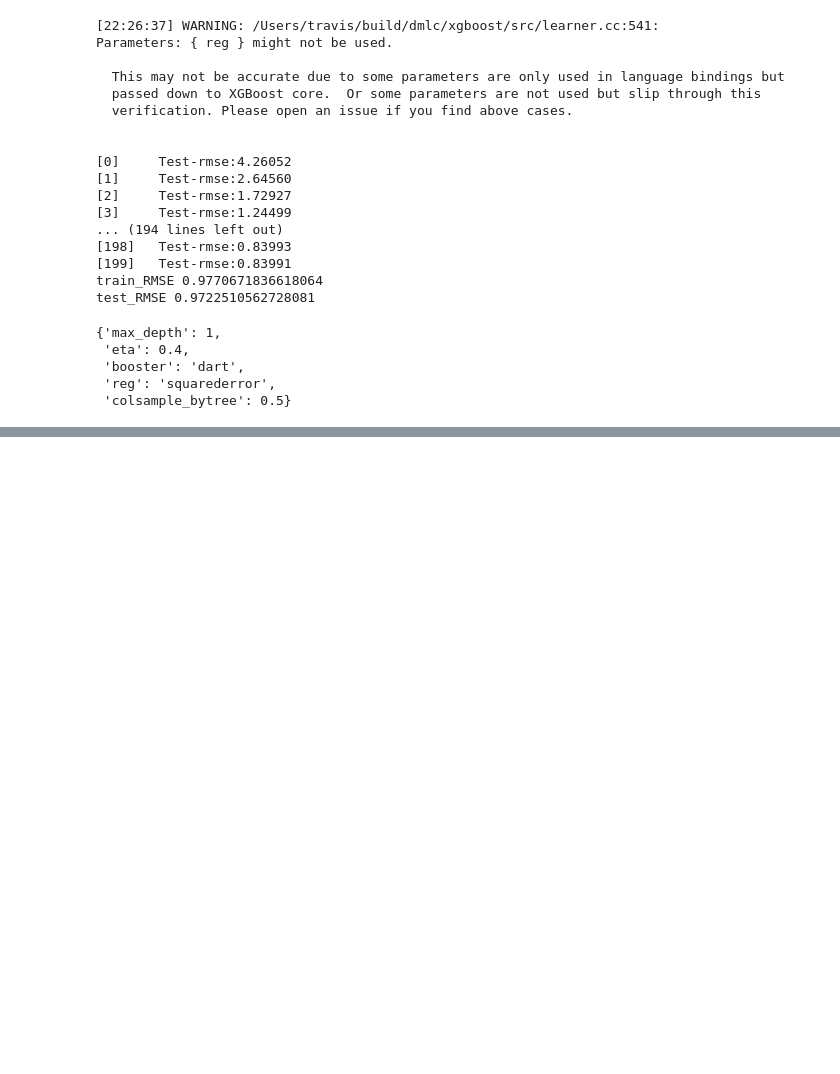
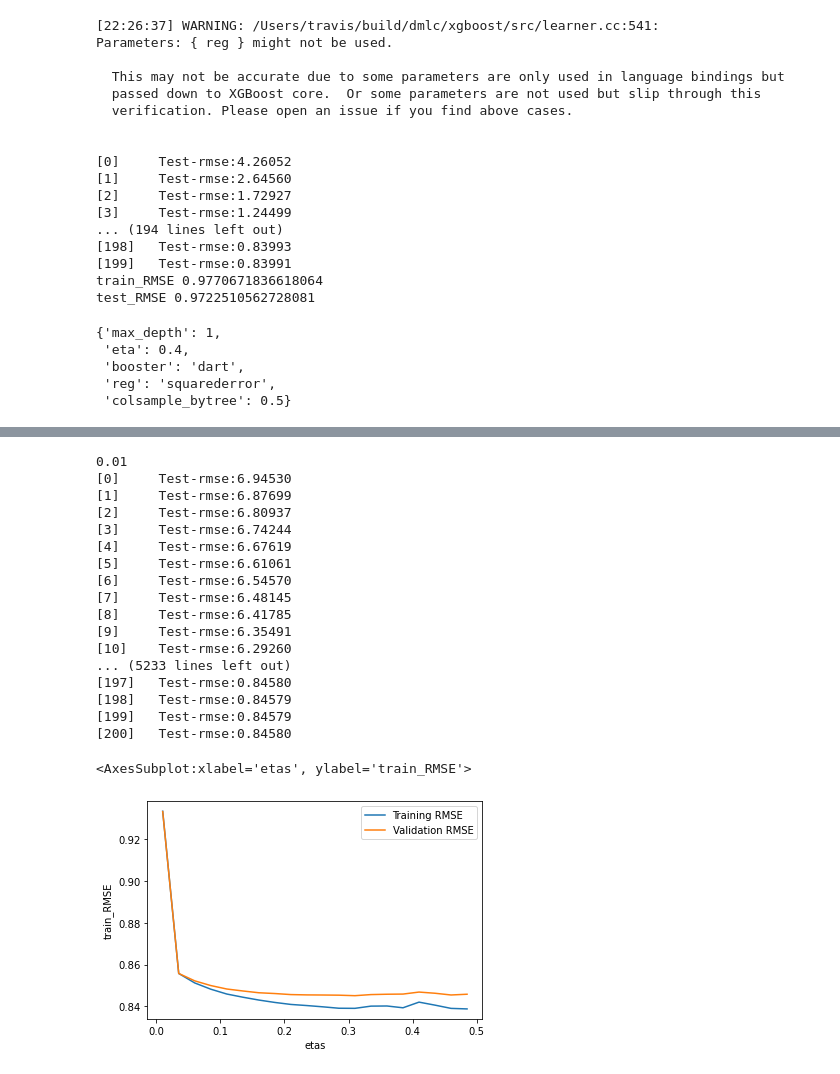
Before and after one commit to JonasSchroeder/Kaggel-Tabular-Playground-Series-2021, a Jupyter notebook: Feb 2021/Kaggle TPS 2021 - February.ipynb, the cells around one changed output, grey strips where cells are left out. Cells and saved outputs as stored; diff of their text form; code cells hidden in the pictures; blank space fills up the shorter version.

```diff
--- a/Feb 2021/Kaggle TPS 2021 - February.ipynb
+++ b/Feb 2021/Kaggle TPS 2021 - February.ipynb
@@ -2849,0 +3039,64 @@ params
+# %%
+import pandas as pd
+import numpy as np
+from sklearn.metrics import mean_squared_error
+
+num_boost_round = 200
+
+params = {
+    'eval_metric':'rmse',
+    'objective':'reg:squarederror',
+    'max_depth': 2
+}
+
+num_boost_round = 300
+
+# etas
+scores = pd.DataFrame(columns=["etas", "train_RMSE", "test_RMSE"])
+etas = np.arange(0.01, 0.5, 0.025)
+
+i = 0
+
+# train the model
+for eta in etas:
+
+    print(eta)
+    scores.at[i,"etas"] = eta
+    params["eta"] = eta
+
+    model = xgb.train(
+        params,
+        dtrain,
+        num_boost_round=num_boost_round,
+        evals=[(dtest, "Test")],
+        early_stopping_rounds=10
+    )
+
+    scores.at[i,"train_RMSE"] = mean_squared_error(y_train, model.predict(dtrain), squared=False)
+    scores.at[i,"test_RMSE"] = mean_squared_error(y_test, model.predict(dtest), squared=False)
+
+    i=i+1
+
+import seaborn as sns
+sns.lineplot(x=scores["etas"], y=scores["train_RMSE"].astype(float), label="Training RMSE")
+sns.lineplot(x=scores["etas"], y=scores["test_RMSE"].astype(float), label="Validation RMSE")
+# %% [output]
+0.01
+[0]     Test-rmse:6.94530
+[1]     Test-rmse:6.87699
+[2]     Test-rmse:6.80937
+[3]     Test-rmse:6.74244
+[4]     Test-rmse:6.67619
+[5]     Test-rmse:6.61061
+[6]     Test-rmse:6.54570
+[7]     Test-rmse:6.48145
+[8]     Test-rmse:6.41785
+[9]     Test-rmse:6.35491
+[10]    Test-rmse:6.29260
+... (5233 lines left out)
+[197]   Test-rmse:0.84580
+[198]   Test-rmse:0.84579
+[199]   Test-rmse:0.84579
+[200]   Test-rmse:0.84580
+<AxesSubplot:xlabel='etas', ylabel='train_RMSE'>
+[figure, added]
```
Also changed, not shown: parts of 26 cells of this notebook, 2 other files.
